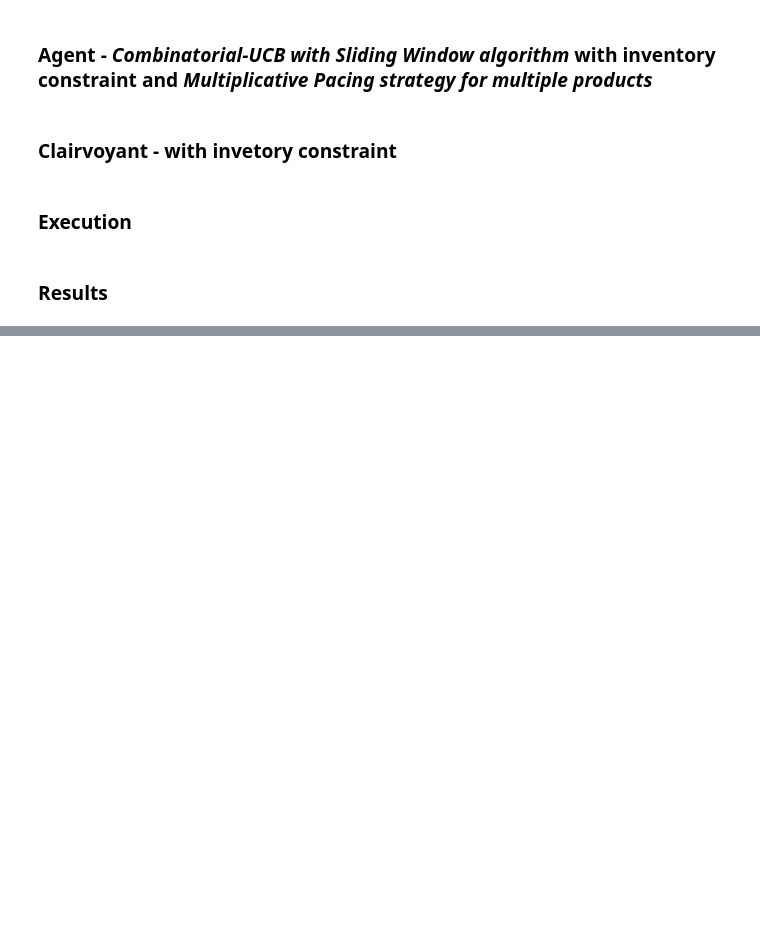
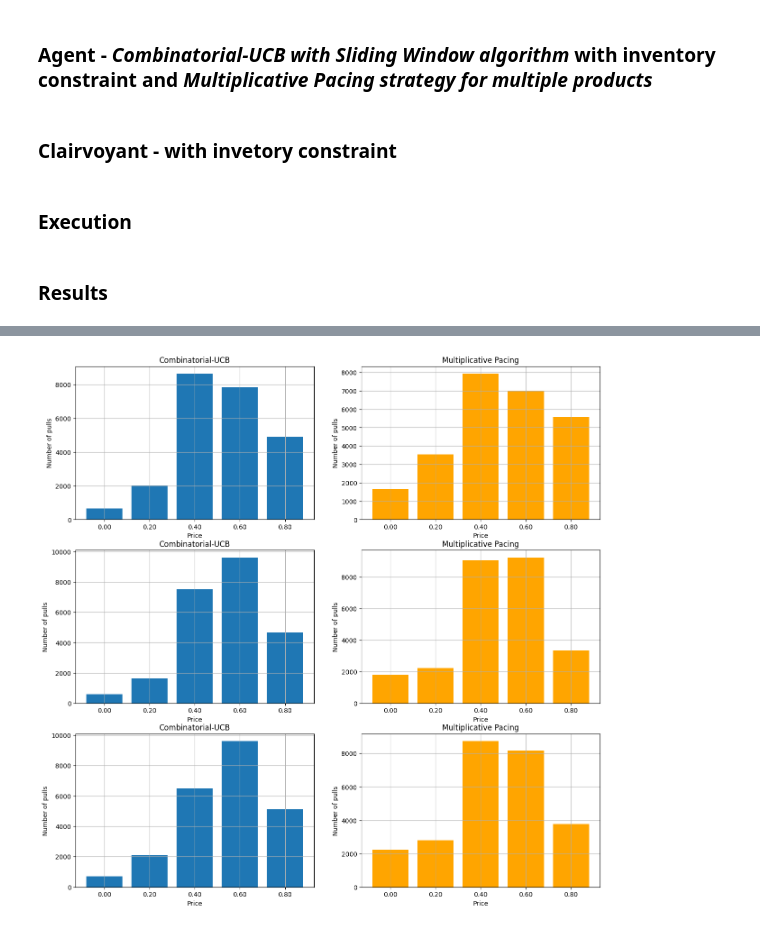
Before and after one commit to FabioFloris02/OLA2025_Floris_Sonzini_Parenti_Singh_Gottschling, a Jupyter notebook: requirement_5.ipynb, the cells around one changed output, grey strips where cells are left out. Saved outputs shown, nothing was run; the diff lists cells and outputs as text; code cells hidden in the pictures; blank space fills up the shorter version.

```diff
--- a/requirement_5.ipynb
+++ b/requirement_5.ipynb
@@ -550,0 +551,29 @@ axs[1].grid(True)
+# %%
+from collections import Counter
+
+fig, axs = plt.subplots(N, 2, figsize=(15, 15))
+
+cucb_prices_arr = np.array(cucb_prices_arr)
+pacing_prices_arr = np.array(pacing_prices_arr)
+for i in range(N):
+    price_counts = Counter(cucb_prices_arr[:, i])
+    sorted_prices = sorted(price_counts)
+    counts = [price_counts[p] for p in sorted_prices]
+
+    axs[i, 0].bar([f"{p:.2f}" for p in sorted_prices], counts)
+    axs[i, 0].set_xlabel("Price")
+    axs[i, 0].set_ylabel("Number of pulls")
+    axs[i, 0].set_title("Combinatorial-UCB")
+    axs[i, 0].grid(True)
+
+    price_counts = Counter(pacing_prices_arr[:, i])
+    sorted_prices = sorted(price_counts)
+    counts = [price_counts[p] for p in sorted_prices]
+
+    axs[i, 1].bar([f"{p:.2f}" for p in sorted_prices], counts, color="orange")
+    axs[i, 1].set_xlabel("Price")
+    axs[i, 1].set_ylabel("Number of pulls")
+    axs[i, 1].set_title("Multiplicative Pacing")
+    axs[i, 1].grid(True)
+# %% [output]
+[figure, added]
```
Also changed, not shown: parts of 1 cell of this notebook, 4 other files.
